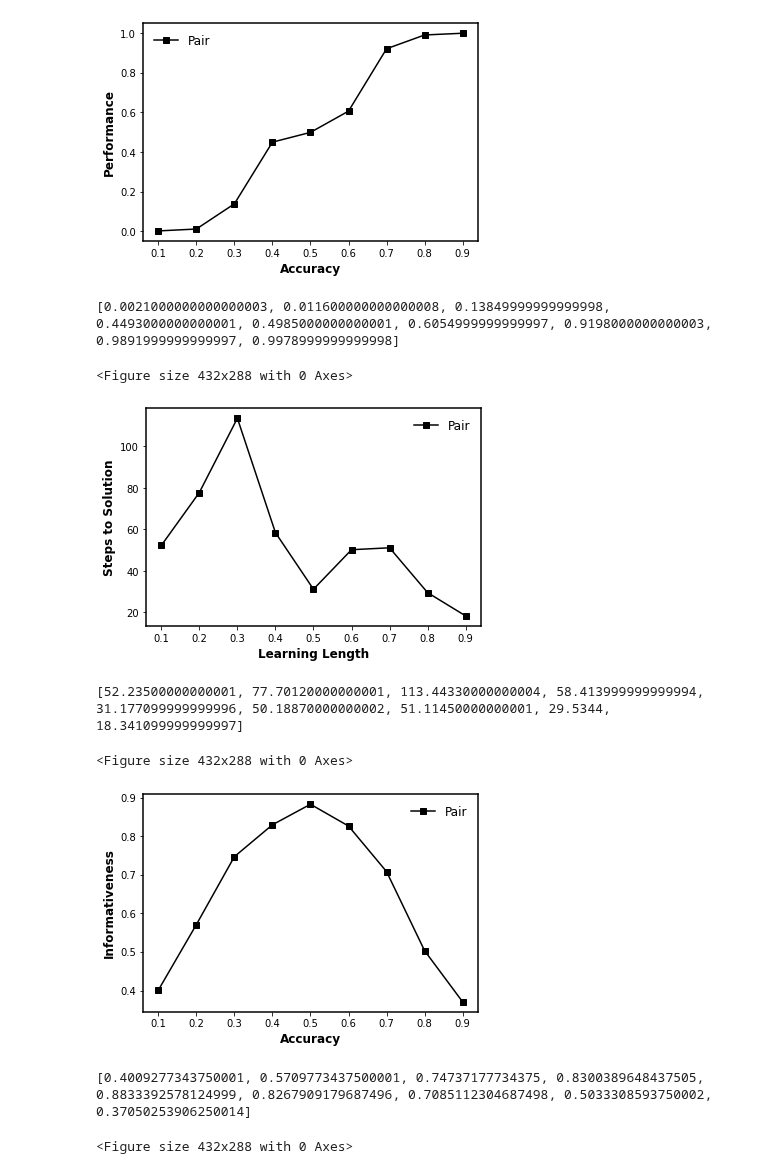
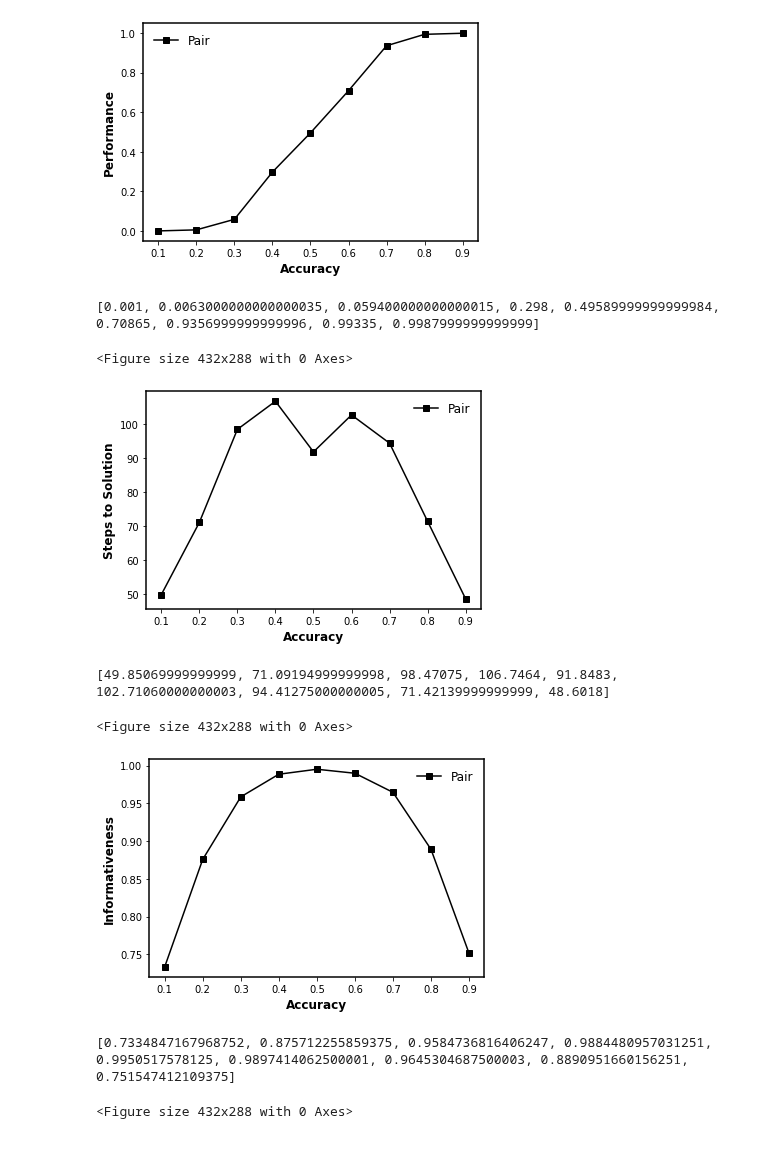
Before and after one commit to GrandJune/HAI, a Jupyter notebook: Accuracy_coverage_0.2/Results.ipynb, the cells around one changed output. Saved outputs shown, nothing was run; the diff lists cells and outputs as text; code cells hidden in the pictures.

```diff
--- a/Accuracy_coverage_0.2/Results.ipynb
+++ b/Accuracy_coverage_0.2/Results.ipynb
@@ -2,7 +2,7 @@
 import matplotlib.pyplot as plt
 import pickle
 legend_properties = {'weight':'bold'}
-data_folder = r"E:\data\hai-0520\Accuracy_2"
+data_folder = r"E:\data\hai-0520\Accuracy_coverage_0.2"
 
 # organic_performance_file = data_folder + r"\organic_performance_across_accuracy"
 # organic_knowledge_file = data_folder + r"\organic_knowledge_across_accuracy"
@@ -50,31 +50,31 @@ print(pair_performance_across_episodes)
 # should be start with 0.73 (organic) and 0.82 (pair)
 # at the third sample, should be as close as to 1% difference
 # %% [output]
-[figure, old version]
+[figure, new version]
-[0.0021000000000000003, 0.011600000000000008, 0.13849999999999998, 0.4493000000000001, 0.4985000000000001, 0.6054999999999997, 0.9198000000000003, 0.9891999999999997, 0.9978999999999998]
+[0.001, 0.0063000000000000035, 0.059400000000000015, 0.298, 0.49589999999999984, 0.70865, 0.9356999999999996, 0.99335, 0.9987999999999999]
 <Figure size 432x288 with 0 Axes>
 # %%
 # Steps
 fig, ax = plt.subplots()
 ax.spines["left"].set_linewidth(1.5)
 ax.spines["right"].set_linewidth(1.5)
 ax.spines["top"].set_linewidth(1.5)
 ax.spines["bottom"].set_linewidth(1.5)
 plt.plot(x, pair_steps_across_episodes, "k-s", label="Pair")
 # plt.plot(x, organic_steps_across_episodes, "k-v", label="Organic")
-plt.xlabel('Learning Length', fontweight='bold', fontsize=12)
+plt.xlabel('Accuracy', fontweight='bold', fontsize=12)
 plt.ylabel('Steps to Solution', fontweight='bold', fontsize=12)
 # plt.xticks(x)
 # ax.set_ylim(0.50, 0.95)
 plt.legend(frameon=False, ncol=1, fontsize=12)
 plt.savefig(data_folder + r"\Steps_across_accuracy.png", transparent=True, dpi=300)
 plt.show()
 plt.clf()
 print(pair_steps_across_episodes)
 # print(organic_steps_across_episodes)
 # %% [output]
-[figure, old version]
+[figure, new version]
-[52.23500000000001, 77.70120000000001, 113.44330000000004, 58.413999999999994, 31.177099999999996, 50.18870000000002, 51.11450000000001, 29.5344, 18.341099999999997]
+[49.85069999999999, 71.09194999999998, 98.47075, 106.7464, 91.8483, 102.71060000000003, 94.41275000000005, 71.42139999999999, 48.6018]
 <Figure size 432x288 with 0 Axes>
 # %%
 # Knowledge I
@@ -95,8 +95,8 @@ plt.show()
 plt.clf()
 print(pair_knowledge_across_episodes)
 # %% [output]
-[figure, old version]
+[figure, new version]
-[0.4009277343750001, 0.5709773437500001, 0.74737177734375, 0.8300389648437505, 0.8833392578124999, 0.8267909179687496, 0.7085112304687498, 0.5033308593750002, 0.37050253906250014]
+[0.7334847167968752, 0.875712255859375, 0.9584736816406247, 0.9884480957031251, 0.9950517578125, 0.9897414062500001, 0.9645304687500003, 0.8890951660156251, 0.751547412109375]
 <Figure size 432x288 with 0 Axes>
 # %%
 # Knowledge II
```
Also changed, not shown: parts of 3 cells of this notebook, 16 other files.
